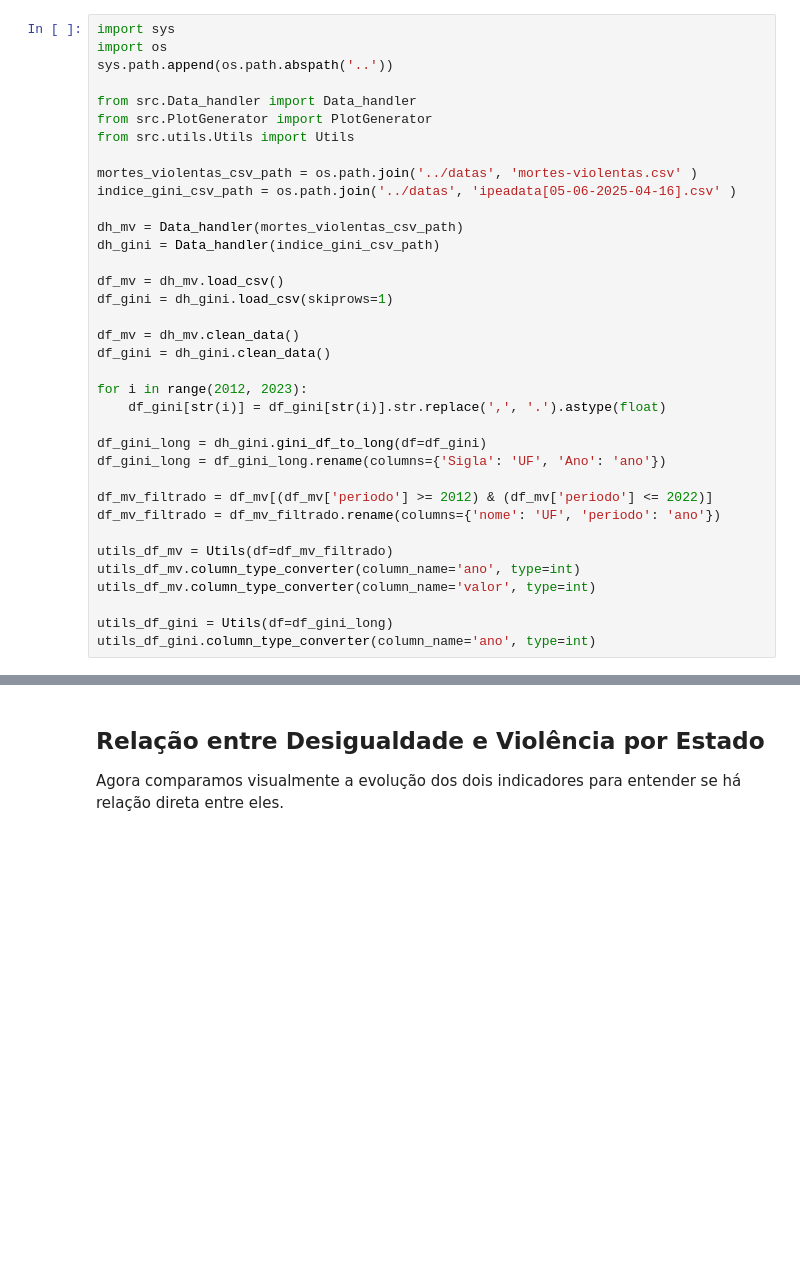
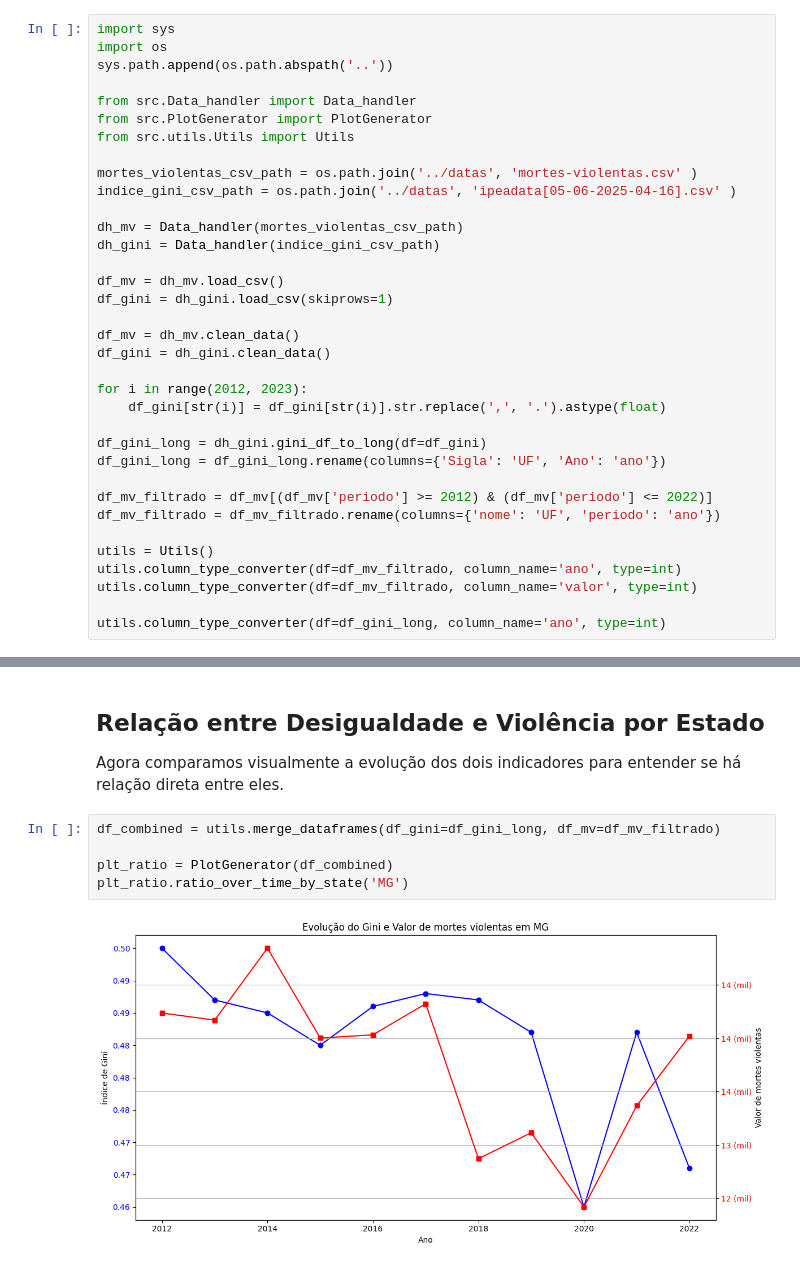
Before and after one commit to Gabryel-Januario/violencia-e-desigualdade-brasil, a Jupyter notebook: notebooks/main_analysis.ipynb, the cells around one changed output, grey strips where cells are left out. Saved outputs shown, nothing was run; the diff lists cells and outputs as text; blank space fills up the shorter version.

Commit message:
create ratio_over_time_by_state

```diff
--- a/notebooks/main_analysis.ipynb
+++ b/notebooks/main_analysis.ipynb
@@ -32,12 +32,11 @@ df_gini_long = df_gini_long.rename(columns={'Sigla': 'UF', 'Ano': 'ano'})
 df_mv_filtrado = df_mv[(df_mv['periodo'] >= 2012) & (df_mv['periodo'] <= 2022)]
 df_mv_filtrado = df_mv_filtrado.rename(columns={'nome': 'UF', 'periodo': 'ano'})
 
-utils_df_mv = Utils(df=df_mv_filtrado)
-utils_df_mv.column_type_converter(column_name='ano', type=int)
-utils_df_mv.column_type_converter(column_name='valor', type=int)
+utils = Utils()
+utils.column_type_converter(df=df_mv_filtrado, column_name='ano', type=int)
+utils.column_type_converter(df=df_mv_filtrado, column_name='valor', type=int)
 
-utils_df_gini = Utils(df=df_gini_long)
-utils_df_gini.column_type_converter(column_name='ano', type=int)
+utils.column_type_converter(df=df_gini_long, column_name='ano', type=int)
 # %% [markdown]
 ## Análise do Índice de Gini por Estado
 
@@ -60,3 +59,10 @@ plt_mv.plot_violence_over_time_by_state(['SP', 'RJ', 'PB', 'BH', 'RS', 'MG'])
 ## Relação entre Desigualdade e Violência por Estado
 
 Agora comparamos visualmente a evolução dos dois indicadores para entender se há relação direta entre eles.
+# %%
+df_combined = utils.merge_dataframes(df_gini=df_gini_long, df_mv=df_mv_filtrado)
+
+plt_ratio = PlotGenerator(df_combined)
+plt_ratio.ratio_over_time_by_state('MG')
+# %% [output]
+[figure, added]
```
Also changed, not shown: parts of 1 cell of this notebook, 4 other files.
